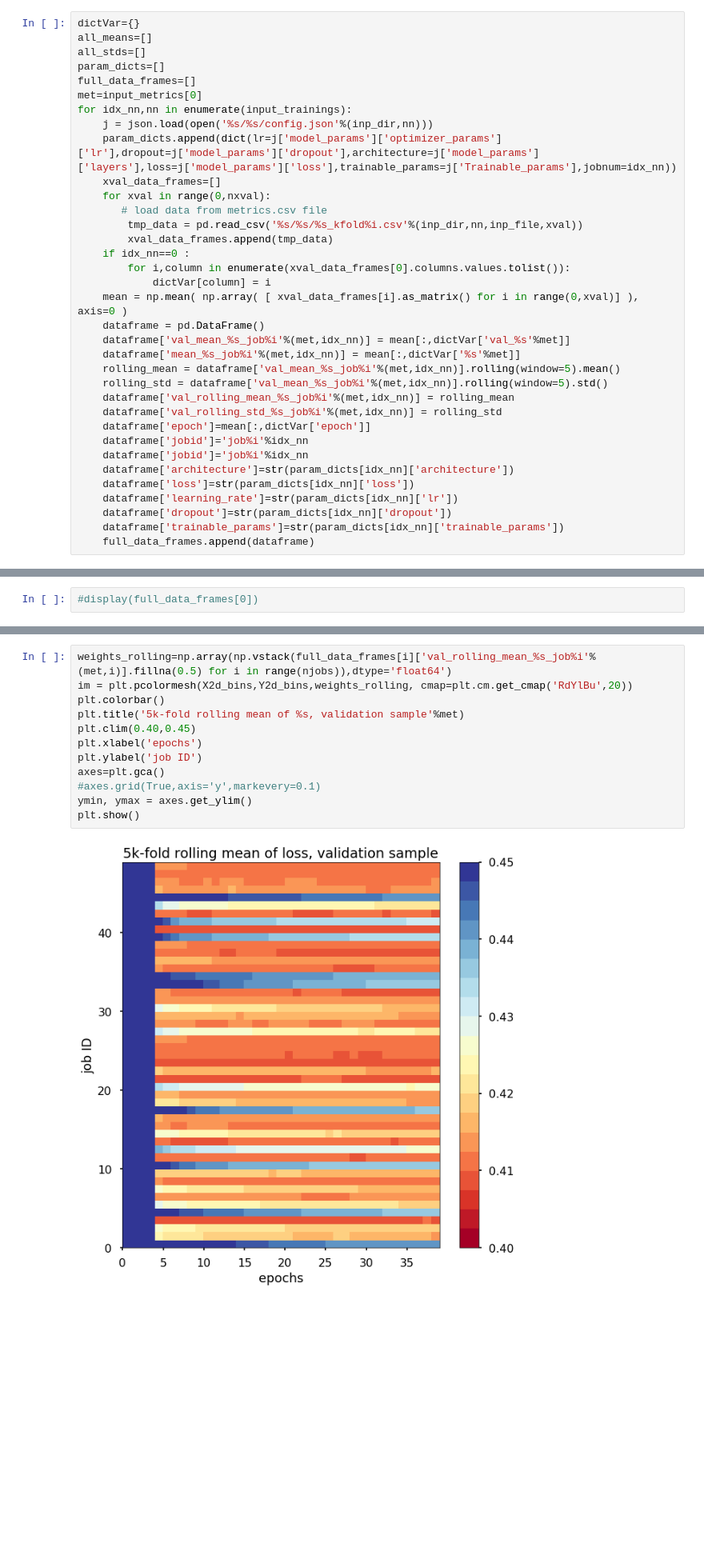
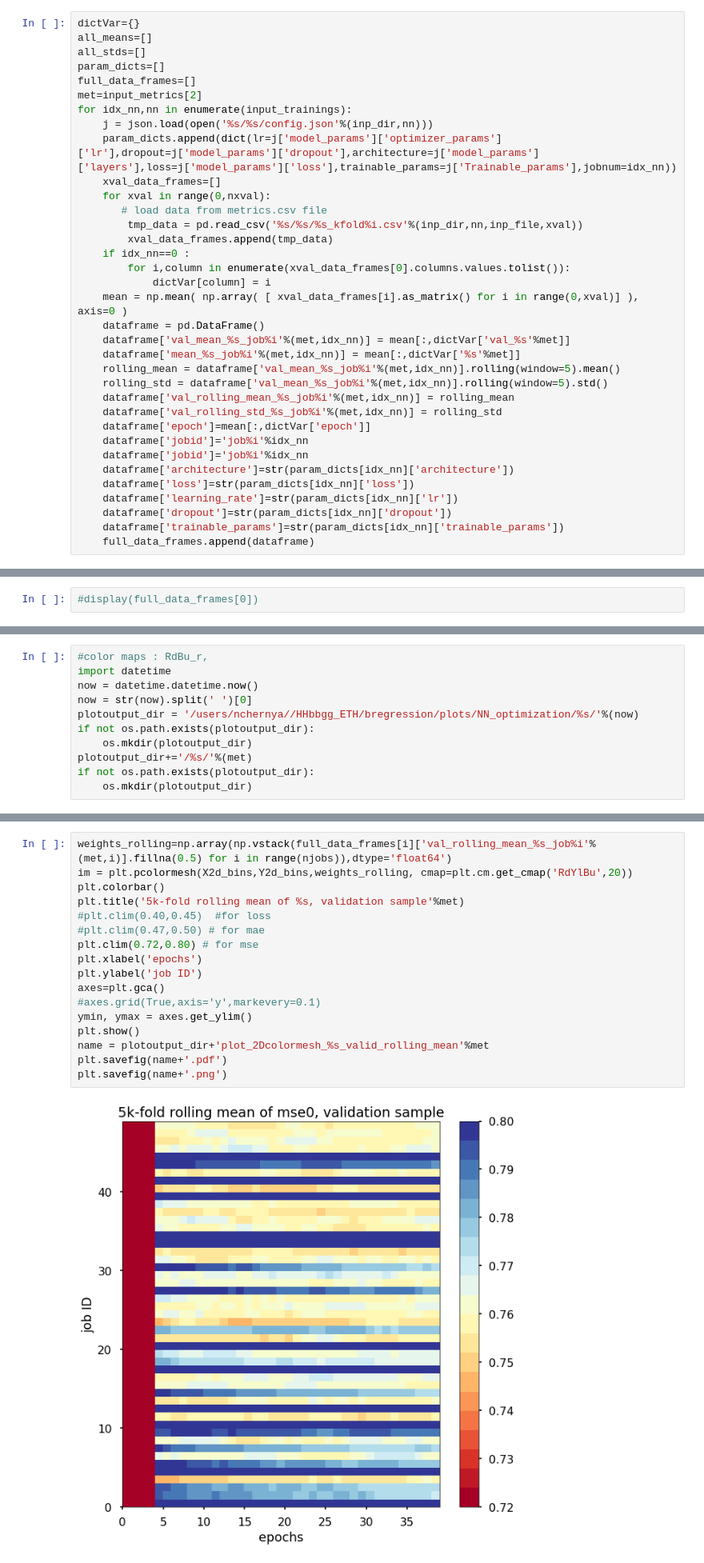
Before and after one commit to michelif/HHbbgg_ETH, a Jupyter notebook: bregression/notebooks/best_nn_score.ipynb, the cells around one changed output, grey strips where cells are left out. Shown at 80% size. Saved outputs shown, nothing was run; the diff lists cells and outputs as text; blank space fills up the shorter version.

Commit message:
saving plots and jsob

```diff
--- a/bregression/notebooks/best_nn_score.ipynb
+++ b/bregression/notebooks/best_nn_score.ipynb
@@ -30,7 +23,7 @@ all_means=[]
 all_stds=[]
 param_dicts=[]
 full_data_frames=[]
-met=input_metrics[0]
+met=input_metrics[2]
 for idx_nn,nn in enumerate(input_trainings):
     j = json.load(open('%s/%s/config.json'%(inp_dir,nn)))
     param_dicts.append(dict(lr=j['model_params']['optimizer_params']['lr'],dropout=j['model_params']['dropout'],architecture=j['model_params']['layers'],loss=j['model_params']['loss'],trainable_params=j['Trainable_params'],jobnum=idx_nn))
@@ -74,3 +65,14 @@ X2d_bins,Y2d_bins=np.meshgrid(bins_x_epochs,bins_y_jobs)
+# %%
+#color maps : RdBu_r,
+import datetime
+now = datetime.datetime.now()
+now = str(now).split(' ')[0]
+plotoutput_dir = '/users/nchernya//HHbbgg_ETH/bregression/plots/NN_optimization/%s/'%(now)
+if not os.path.exists(plotoutput_dir):
+    os.mkdir(plotoutput_dir)
+plotoutput_dir+='/%s/'%(met)
+if not os.path.exists(plotoutput_dir):
+    os.mkdir(plotoutput_dir)
 # %%
 im = plt.pcolormesh(X2d_bins,Y2d_bins,weights, cmap=plt.cm.get_cmap('RdYlBu',20))
 plt.colorbar()
@@ -87,14 +95,19 @@ plt.show()
 # %%
 weights_rolling=np.array(np.vstack(full_data_frames[i]['val_rolling_mean_%s_job%i'%(met,i)].fillna(0.5) for i in range(njobs)),dtype='float64')
 im = plt.pcolormesh(X2d_bins,Y2d_bins,weights_rolling, cmap=plt.cm.get_cmap('RdYlBu',20))
 plt.colorbar()
 plt.title('5k-fold rolling mean of %s, validation sample'%met)
-plt.clim(0.40,0.45)
+#plt.clim(0.40,0.45)  #for loss
+#plt.clim(0.47,0.50) # for mae
+plt.clim(0.72,0.80) # for mse
 plt.xlabel('epochs')
 plt.ylabel('job ID')
 axes=plt.gca()
 #axes.grid(True,axis='y',markevery=0.1)
 ymin, ymax = axes.get_ylim()
 plt.show()
+name = plotoutput_dir+'plot_2Dcolormesh_%s_valid_rolling_mean'%met
+plt.savefig(name+'.pdf')
+plt.savefig(name+'.png')
 # %% [output]
-[figure, old version]
+[figure, new version]
```
Also changed, not shown: parts of 11 cells of this notebook.
